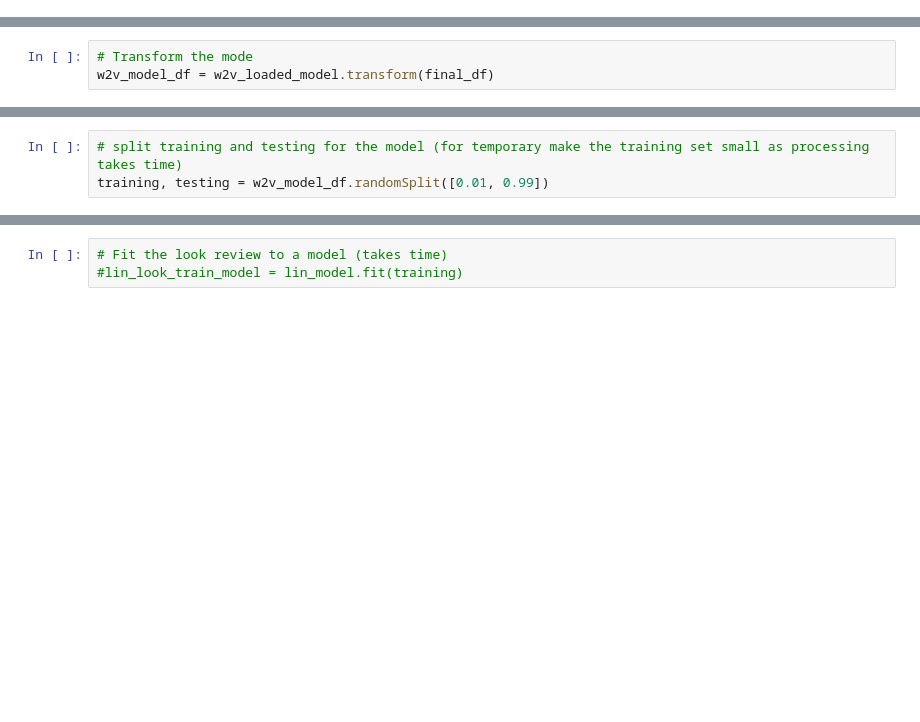
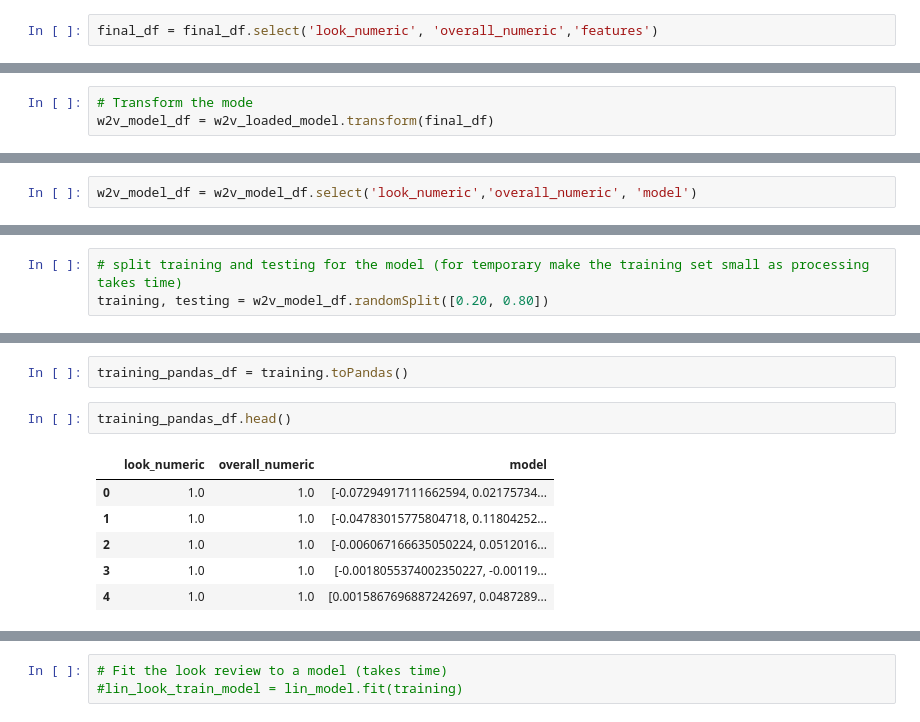
Before and after one commit to jenmusdat/BeerMachineLearning, a Jupyter notebook: Analysis/Jay_word2vec.ipynb, the cells around one changed output, grey strips where cells are left out. Cells and saved outputs as stored; diff of their text form; blank space fills up the shorter version.

```diff
--- a/Analysis/Jay_word2vec.ipynb
+++ b/Analysis/Jay_word2vec.ipynb
@@ -299,0 +303,2 @@ final_df.count()
+# %%
+final_df = final_df.select('look_numeric', 'overall_numeric','features')
@@ -378,3 +403,5 @@ w2v_model_df.show()
 only showing top 20 rows
+# %%
+w2v_model_df = w2v_model_df.select('look_numeric','overall_numeric', 'model')
 # %%
 # Prepare the hyperparameters
@@ -388,3 +436,3 @@ from pyspark.ml.regression import LinearRegression, LinearRegressionModel
 # %%
 # split training and testing for the model (for temporary make the training set small as processing takes time)
-training, testing = w2v_model_df.randomSplit([0.01, 0.99])
+training, testing = w2v_model_df.randomSplit([0.20, 0.80])
@@ -390,0 +459,11 @@ training, testing = w2v_model_df.randomSplit([0.01, 0.99])
+# %%
+training_pandas_df = training.toPandas()
+# %%
+training_pandas_df.head()
+# %% [output]
+|  | look_numeric | overall_numeric | model |
+| 0 | 1.0 | 1.0 | [-0.07294917111662594, 0.02175734... |
+| 1 | 1.0 | 1.0 | [-0.04783015775804718, 0.11804252... |
+| 2 | 1.0 | 1.0 | [-0.006067166635050224, 0.0512016... |
+| 3 | 1.0 | 1.0 | [-0.0018055374002350227, -0.00119... |
+| 4 | 1.0 | 1.0 | [0.0015867696887242697, 0.0487289... |
```
Also changed, not shown: parts of 26 cells of this notebook.
